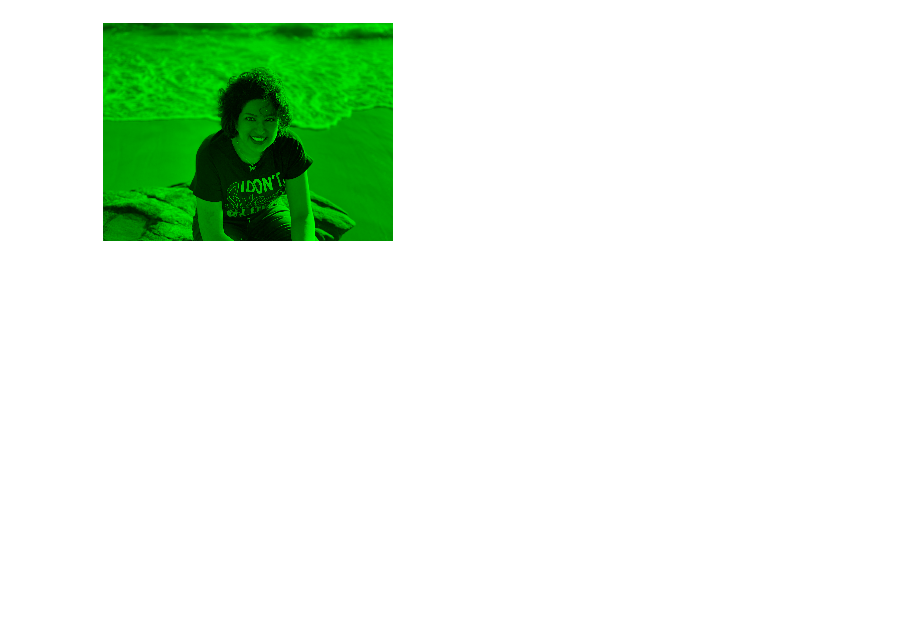
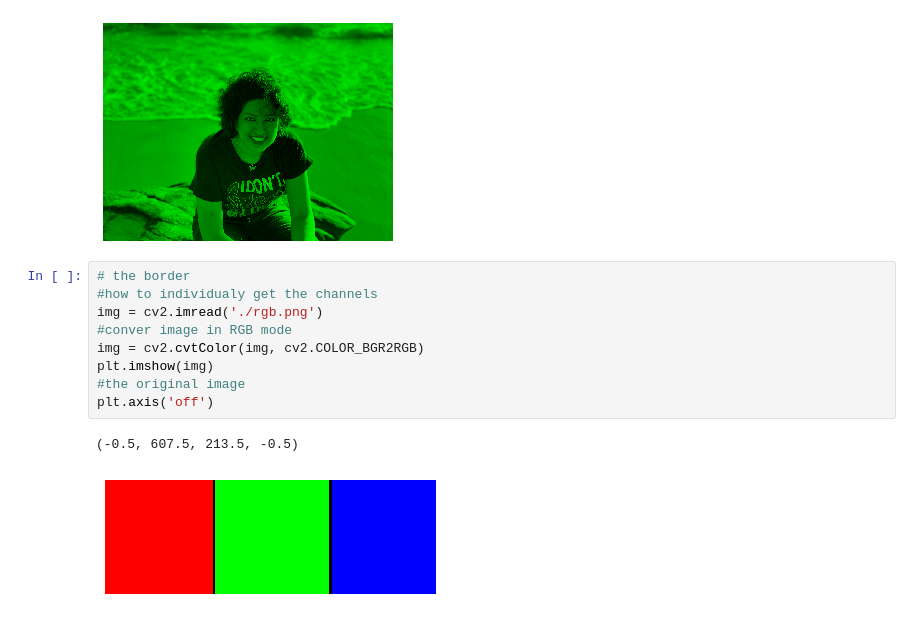
Before and after one commit to NedaZand/Computer-Vision, a Jupyter notebook: 02-image.ipynb, the cells around one changed output. Cells and saved outputs as stored; diff of their text form; blank space fills up the shorter version.

Commit message:
new image

```diff
--- a/02-image.ipynb
+++ b/02-image.ipynb
@@ -65,3 +65,15 @@ plt.axis('off')
 # %% [output]
 (-0.5, 4031.5, 3023.5, -0.5)
 [figure]
+# %%
+# the border
+#how to individualy get the channels
+img = cv2.imread('./rgb.png')
+#conver image in RGB mode
+img = cv2.cvtColor(img, cv2.COLOR_BGR2RGB)
+plt.imshow(img)
+#the original image
+plt.axis('off')
+# %% [output]
+(-0.5, 607.5, 213.5, -0.5)
+[figure, added]
```
Also changed, not shown: parts of 1 cell of this notebook, 1 other file.
